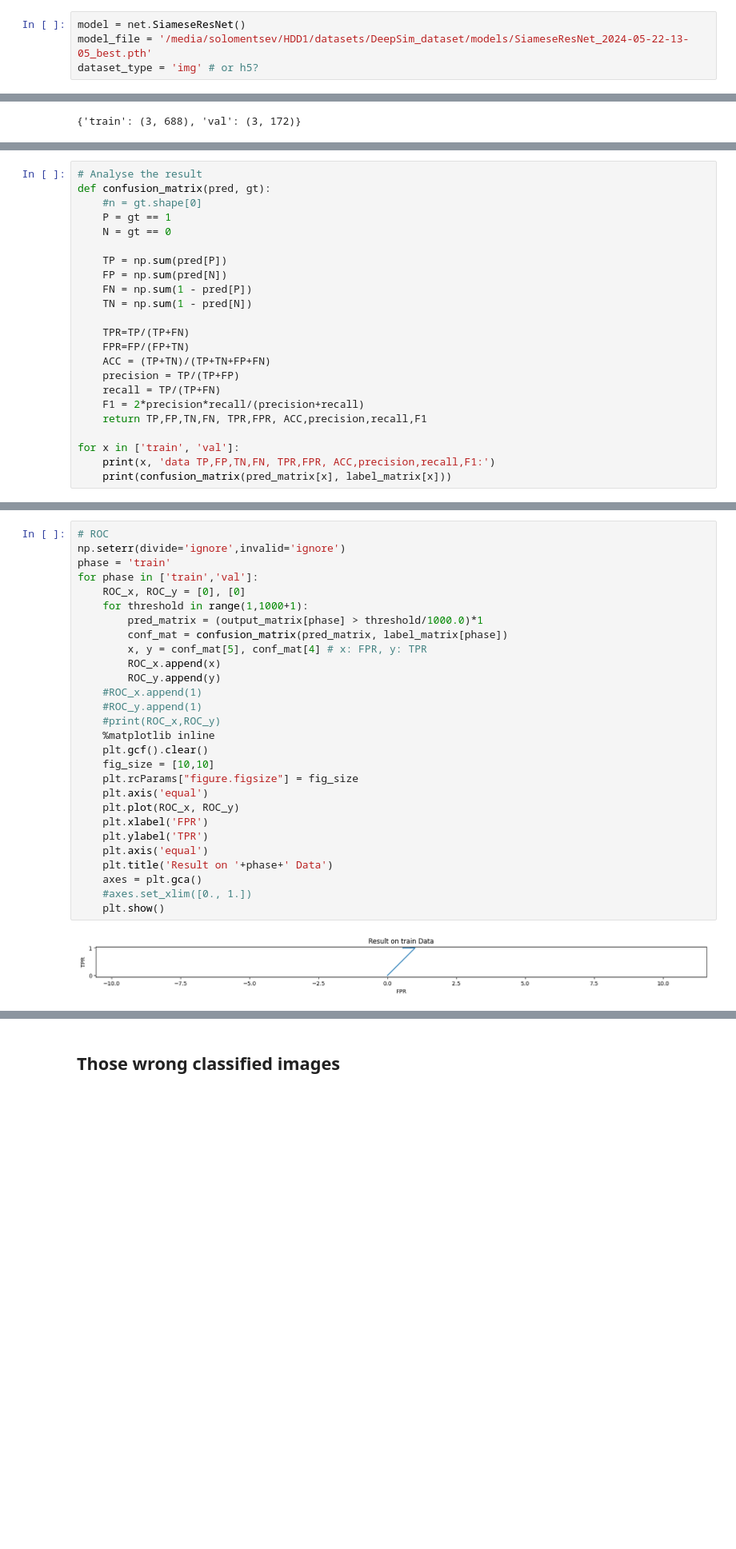
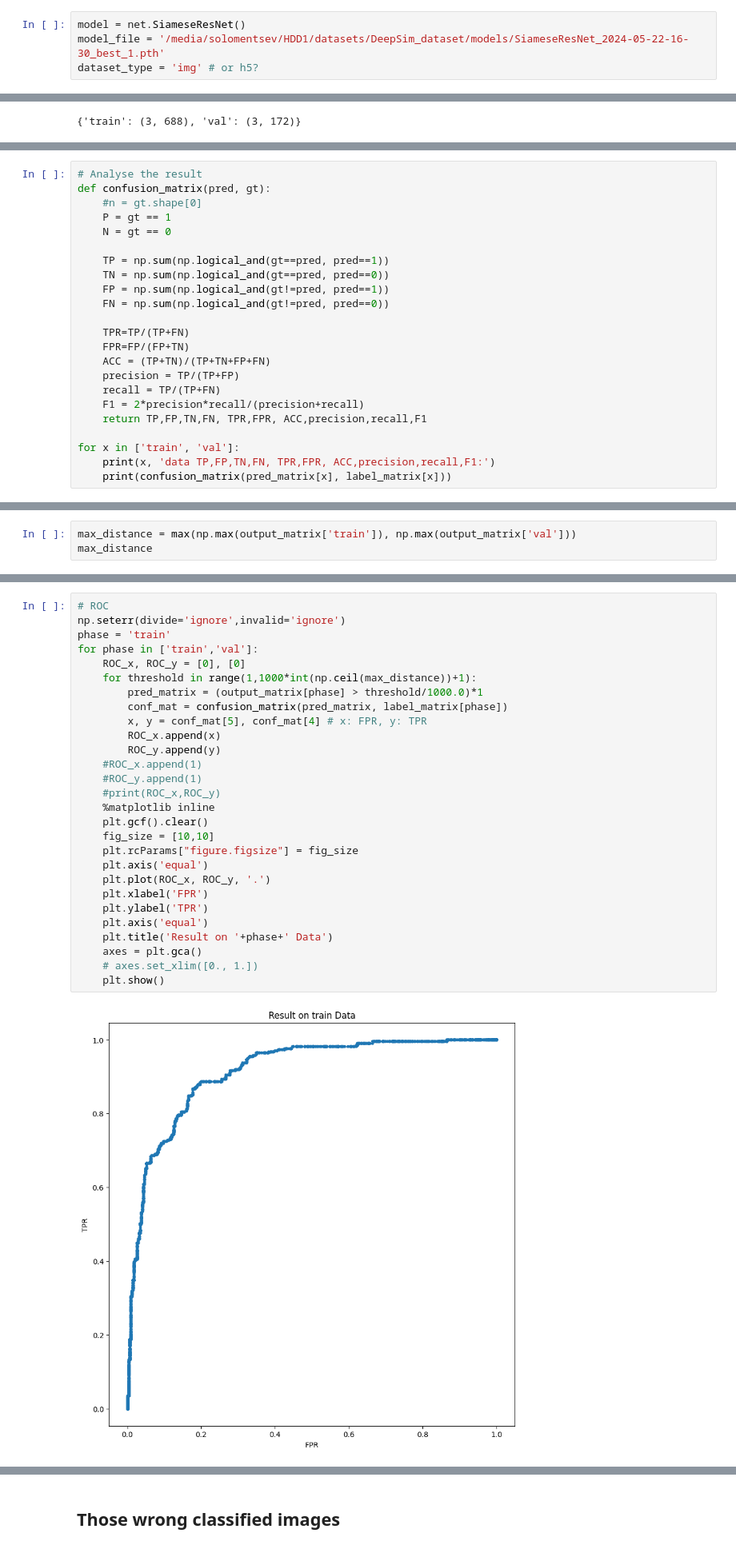
Before and after one commit to IaroslavS/DeepSim, a Jupyter notebook: Visualize_Model.ipynb, the cells around one changed output, grey strips where cells are left out. Shown at 80% size. Cells and saved outputs as stored; diff of their text form; blank space fills up the shorter version.

Commit message:
corrected code with visualizing ROC

```diff
--- a/Visualize_Model.ipynb
+++ b/Visualize_Model.ipynb
@@ -12,7 +12,7 @@ from utils import data_transforms
 import torch.nn.functional as F
 # %%
 model = net.SiameseResNet()
-model_file = '/media/solomentsev/HDD1/datasets/DeepSim_dataset/models/SiameseResNet_2024-05-22-13-05_best.pth'
+model_file = '/media/solomentsev/HDD1/datasets/DeepSim_dataset/models/SiameseResNet_2024-05-22-16-30_best_1.pth'
 dataset_type = 'img' # or h5?
 # %%
 # Load models
@@ -131,10 +165,10 @@ def confusion_matrix(pred, gt):
     P = gt == 1
     N = gt == 0
 
-    TP = np.sum(pred[P])
-    FP = np.sum(pred[N])
-    FN = np.sum(1 - pred[P])
-    TN = np.sum(1 - pred[N])
+    TP = np.sum(np.logical_and(gt==pred, pred==1))
+    TN = np.sum(np.logical_and(gt==pred, pred==0))
+    FP = np.sum(np.logical_and(gt!=pred, pred==1))
+    FN = np.sum(np.logical_and(gt!=pred, pred==0))
 
     TPR=TP/(TP+FN)
     FPR=FP/(FP+TN)
@@ -154,0 +209,3 @@ val data TP,FP,TN,FN, TPR,FPR, ACC,precision,recall,F1:
+# %%
+max_distance = max(np.max(output_matrix['train']), np.max(output_matrix['val']))
+max_distance
@@ -155,30 +214,30 @@ val data TP,FP,TN,FN, TPR,FPR, ACC,precision,recall,F1:
 # %%
 # ROC
 np.seterr(divide='ignore',invalid='ignore')
 phase = 'train'
 for phase in ['train','val']:
     ROC_x, ROC_y = [0], [0]
-    for threshold in range(1,1000+1):
+    for threshold in range(1,1000*int(np.ceil(max_distance))+1):
         pred_matrix = (output_matrix[phase] > threshold/1000.0)*1
         conf_mat = confusion_matrix(pred_matrix, label_matrix[phase])
         x, y = conf_mat[5], conf_mat[4] # x: FPR, y: TPR
         ROC_x.append(x)
         ROC_y.append(y)
     #ROC_x.append(1)
     #ROC_y.append(1)
     #print(ROC_x,ROC_y)
     %matplotlib inline
     plt.gcf().clear()
     fig_size = [10,10]
     plt.rcParams["figure.figsize"] = fig_size
     plt.axis('equal')
-    plt.plot(ROC_x, ROC_y)
+    plt.plot(ROC_x, ROC_y, '.')
     plt.xlabel('FPR')
     plt.ylabel('TPR')
     plt.axis('equal')
     plt.title('Result on '+phase+' Data')
     axes = plt.gca()
-    #axes.set_xlim([0., 1.])
+    # axes.set_xlim([0., 1.])
     plt.show()
 # %% [output]
-[figure, old version]
+[figure, new version]
```
Also changed, not shown: parts of 11 cells of this notebook.
